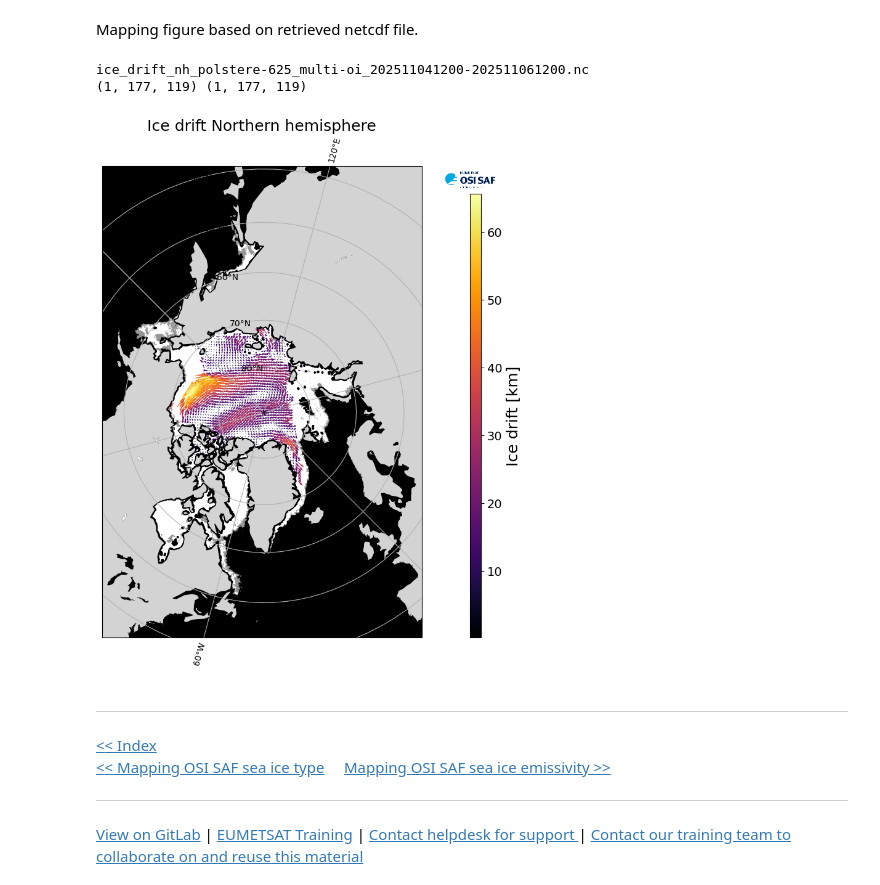
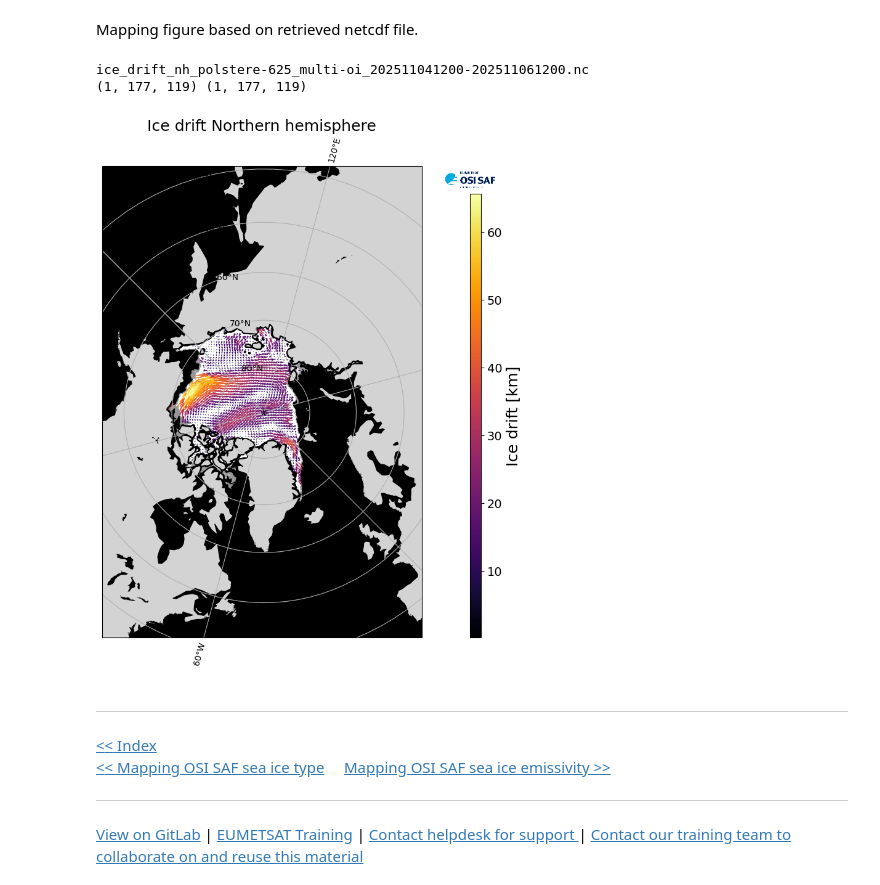
Before and after one commit to eumetsat/learn-osi-saf-sea-ice, a Jupyter notebook: 1_OSI_SAF_sea_ice_introductory/1_3d_OSI_SAF_sea_ice_mapping_Ice_Drift.ipynb, the cells around one changed output. Drawn from its saved outputs; the diff is of its cells as text; code cells hidden in the pictures.

```diff
--- a/1_OSI_SAF_sea_ice_introductory/1_3d_OSI_SAF_sea_ice_mapping_Ice_Drift.ipynb
+++ b/1_OSI_SAF_sea_ice_introductory/1_3d_OSI_SAF_sea_ice_mapping_Ice_Drift.ipynb
@@ -241,3 +241,13 @@ def add_colorbar(im, fig, orientation, cmap, discrete=False, extend='neither'):
 Setting directory where to read data files
 # %%
 directory = os.path.join(os.getcwd(), 'products', 'SI_drift', 'nh')
+# %%
+drift_file_pattern="ice_drift_nh_polstere-625_multi-oi_"
+
+for filename in os.listdir(directory):
+    if drift_file_pattern in filename:
+        filedate=filename[len(filename)-9:-7]+ '/' +filename[len(filename)-11:-9]+ '/' + filename[len(filename)-15:-11]
+        filedatum=filename[len(filename)-15:-7]
+        print(filename)
+        print(filedatum)
+        print('retrieval for:', filedate)
@@ -292,22 +306,22 @@ Mapping figure based on retrieved netcdf file.
 # %%
 fig = plt.figure(figsize=(9,9))
 # request output projection
 output_projection=ccrs.Stereographic(central_latitude=90.0, central_longitude=-45.0, true_scale_latitude=70.0)
 
 # map ice drift
 im = mapping_ice_drift(directory,
-                       os.path.join(os.getcwd(), "products", "SI_edge", "nh", "ice_edge_nh_polstere-100_multi_202504171200.nc"),
+                       os.path.join(os.getcwd(), "products", "SI_drift", "nh", "SI_Edge", "ice_edge_nh_polstere-100_multi_"+ filedatum +"1200.nc"),
                        output_projection,
                        cmap,
                        title="Ice drift Northern hemisphere")
                        #region=[lon_min,lon_max,lat_min, lat_max])
 
 # Adding a colorbar
 add_colorbar(im, fig, orientation="vertical", cmap=cmap)
 # %% [output]
 ice_drift_nh_polstere-625_multi-oi_202511041200-202511061200.nc
 (1, 177, 119) (1, 177, 119)
-[figure, old version]
+[figure, new version]
 # %% [markdown]
 <hr>
 <a href="../Index.ipynb" target="_blank"><< Index</a>
```
Also changed, not shown: parts of 1 cell of this notebook.
